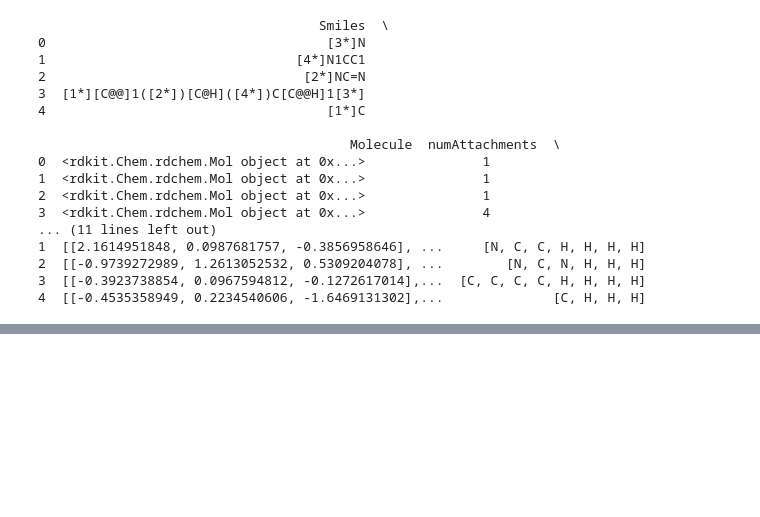
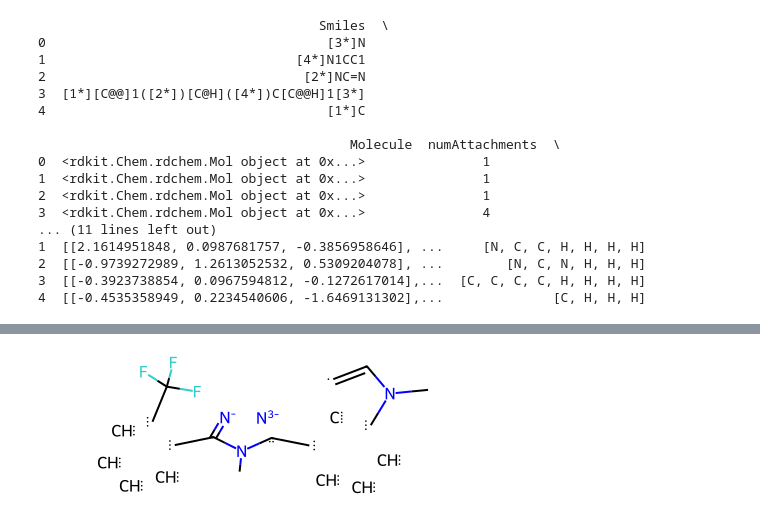
Before and after one commit to kmlefran/group_decomposition, a Jupyter notebook: Development Notebooks/Adding_H.ipynb, the cells around one changed output, grey strips where cells are left out. Cells and saved outputs as stored; diff of their text form; code cells hidden in the pictures; blank space fills up the shorter version.

```diff
--- a/Development Notebooks/Adding_H.ipynb
+++ b/Development Notebooks/Adding_H.ipynb
@@ -51,3 +51,6 @@ ff.identify_connected_fragments('mol.txt',input_type='molfile',cml_file='cml.txt
 unique_frame = ff.count_uniques(frag_frame)
 # %%
 ff.output_ifc_gjf(mol,  unique_frame)
+# %%
+Chem.MolFromMol2File('DUDE_00425887_dhi1_actives_C19H15F3N4_CIR.mol2')
+# %% [output]
@@ -53,0 +73 @@ ff.output_ifc_gjf(mol,  unique_frame)
+[figure, added]
```
Also changed, not shown: parts of 5 cells of this notebook, 8 other files.
